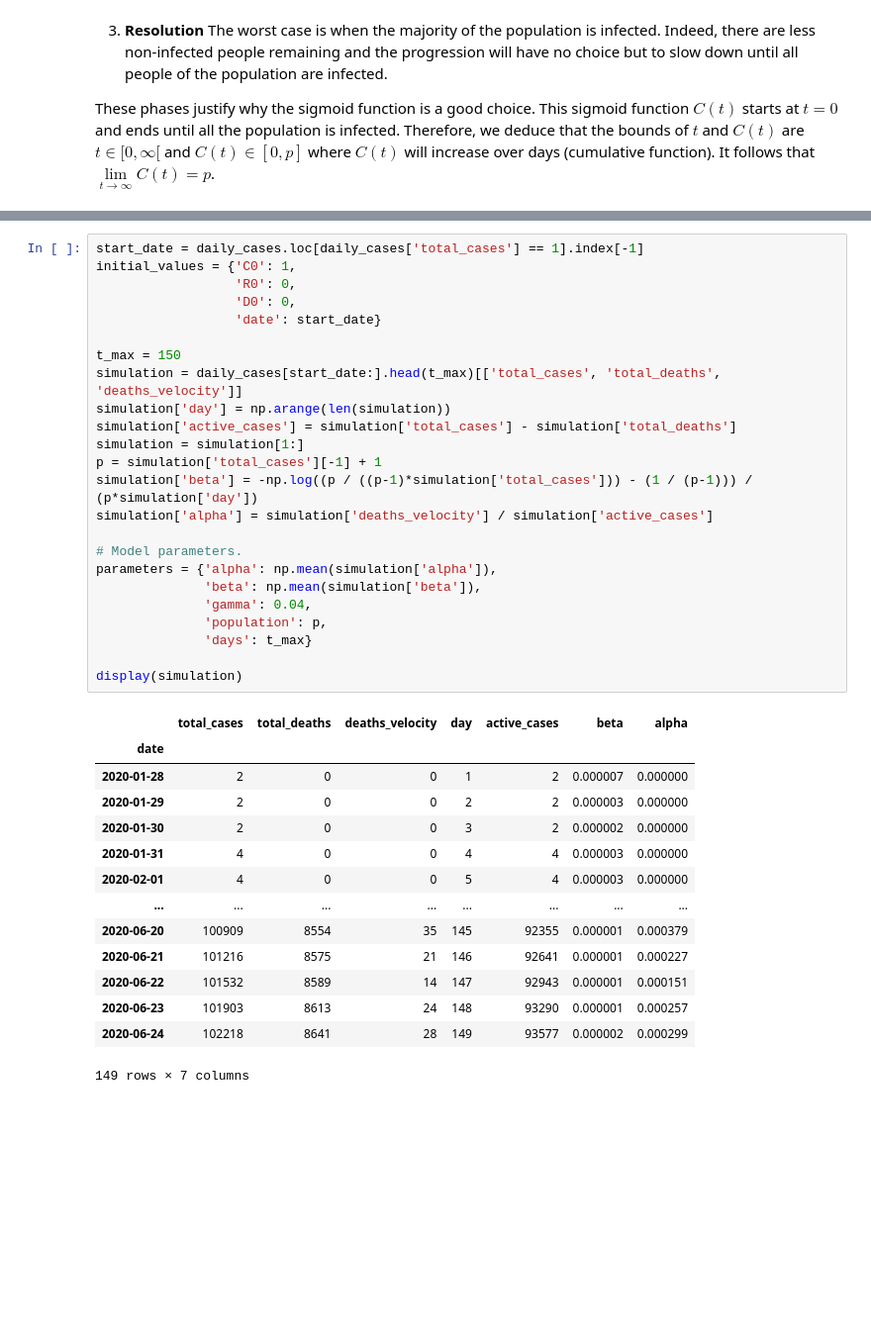
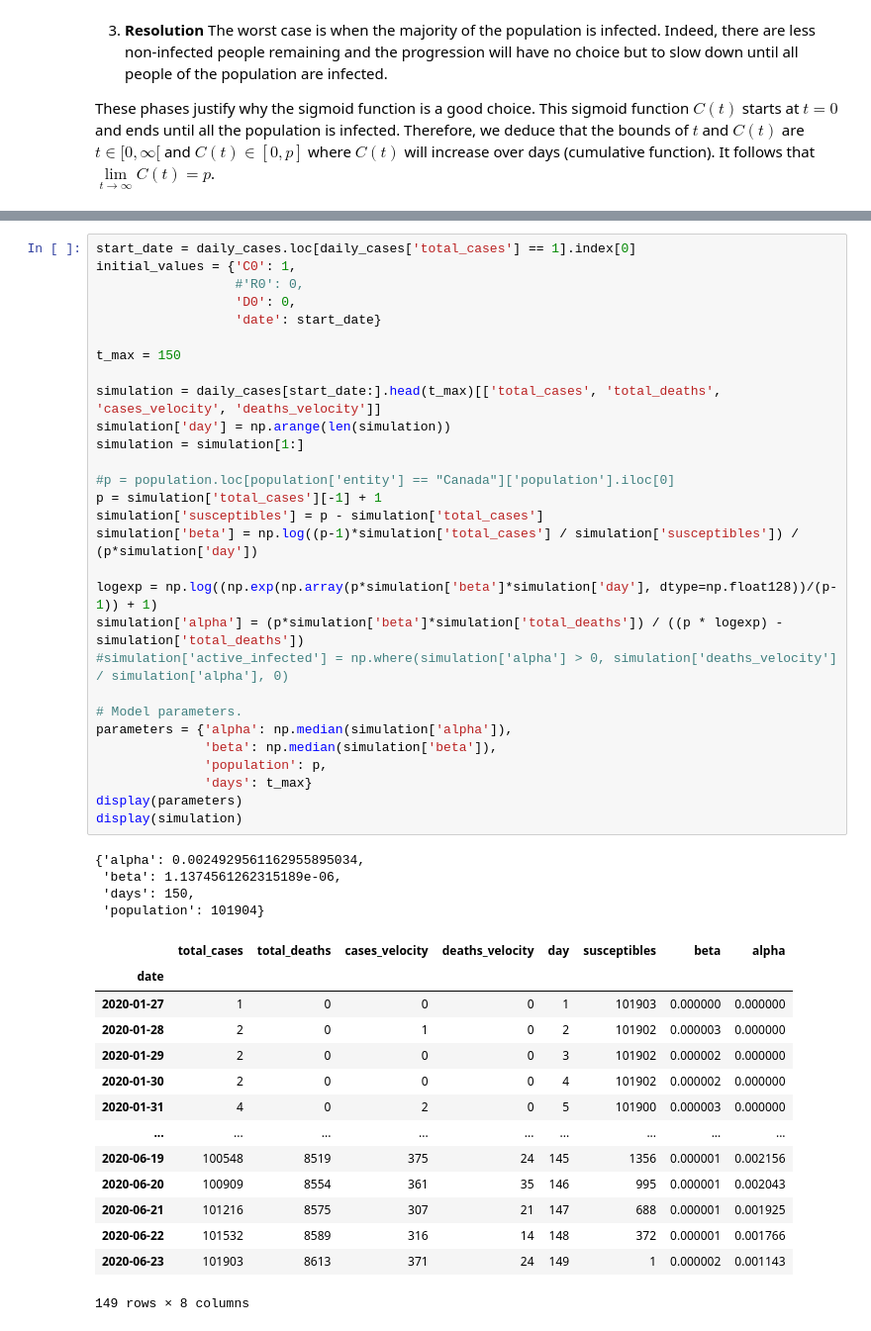
Before and after one commit to glapointe7/Covid19, a Jupyter notebook: Covid-19 Analysis.ipynb, the cells around one changed output, grey strips where cells are left out. Shown: that part at 99% size. Saved outputs shown, nothing was run; the diff lists cells and outputs as text; blank space fills up the shorter version.

```diff
--- a/Covid-19 Analysis.ipynb
+++ b/Covid-19 Analysis.ipynb
@@ -696,41 +772,50 @@ The average is taken the same way as $\beta(t)$.
 # %%
-start_date = daily_cases.loc[daily_cases['total_cases'] == 1].index[-1]
+start_date = daily_cases.loc[daily_cases['total_cases'] == 1].index[0]
 initial_values = {'C0': 1,
-                  'R0': 0,
+                  #'R0': 0,
                   'D0': 0,
                   'date': start_date}
 
 t_max = 150
-simulation = daily_cases[start_date:].head(t_max)[['total_cases', 'total_deaths', 'deaths_velocity']]
+
+simulation = daily_cases[start_date:].head(t_max)[['total_cases', 'total_deaths', 'cases_velocity', 'deaths_velocity']]
 simulation['day'] = np.arange(len(simulation))
-simulation['active_cases'] = simulation['total_cases'] - simulation['total_deaths']
 simulation = simulation[1:]
+
+#p = population.loc[population['entity'] == "Canada"]['population'].iloc[0]
 p = simulation['total_cases'][-1] + 1
-simulation['beta'] = -np.log((p / ((p-1)*simulation['total_cases'])) - (1 / (p-1))) / (p*simulation['day'])
-simulation['alpha'] = simulation['deaths_velocity'] / simulation['active_cases']
+simulation['susceptibles'] = p - simulation['total_cases']
+simulation['beta'] = np.log((p-1)*simulation['total_cases'] / simulation['susceptibles']) / (p*simulation['day'])
+
+logexp = np.log((np.exp(np.array(p*simulation['beta']*simulation['day'], dtype=np.float128))/(p-1)) + 1)
+simulation['alpha'] = (p*simulation['beta']*simulation['total_deaths']) / ((p * logexp) - simulation['total_deaths'])
+#simulation['active_infected'] = np.where(simulation['alpha'] > 0, simulation['deaths_velocity'] / simulation['alpha'], 0)
 
 # Model parameters.
-parameters = {'alpha': np.mean(simulation['alpha']),
-              'beta': np.mean(simulation['beta']),
-              'gamma': 0.04,
+parameters = {'alpha': np.median(simulation['alpha']),
+              'beta': np.median(simulation['beta']),
               'population': p,
               'days': t_max}
-
+display(parameters)
 display(simulation)
 # %% [output]
+{'alpha': 0.0024929561162955895034,
+ 'beta': 1.1374561262315189e-06,
+ 'days': 150,
+ 'population': 101904}
-|  | total_cases | total_deaths | deaths_velocity | day | active_cases | beta | alpha |
-| date |  |  |  |  |  |  |  |
-| 2020-01-28 | 2 | 0 | 0 | 1 | 2 | 0.000007 | 0.000000 |
-| 2020-01-29 | 2 | 0 | 0 | 2 | 2 | 0.000003 | 0.000000 |
-| 2020-01-30 | 2 | 0 | 0 | 3 | 2 | 0.000002 | 0.000000 |
-| 2020-01-31 | 4 | 0 | 0 | 4 | 4 | 0.000003 | 0.000000 |
-| 2020-02-01 | 4 | 0 | 0 | 5 | 4 | 0.000003 | 0.000000 |
-| ... | ... | ... | ... | ... | ... | ... | ... |
-| 2020-06-20 | 100909 | 8554 | 35 | 145 | 92355 | 0.000001 | 0.000379 |
-| 2020-06-21 | 101216 | 8575 | 21 | 146 | 92641 | 0.000001 | 0.000227 |
-| 2020-06-22 | 101532 | 8589 | 14 | 147 | 92943 | 0.000001 | 0.000151 |
-| 2020-06-23 | 101903 | 8613 | 24 | 148 | 93290 | 0.000001 | 0.000257 |
-| 2020-06-24 | 102218 | 8641 | 28 | 149 | 93577 | 0.000002 | 0.000299 |
+|  | total_cases | total_deaths | cases_velocity | deaths_velocity | day | susceptibles | beta | alpha |
+| date |  |  |  |  |  |  |  |  |
+| 2020-01-27 | 1 | 0 | 0 | 0 | 1 | 101903 | 0.000000 | 0.000000 |
+| 2020-01-28 | 2 | 0 | 1 | 0 | 2 | 101902 | 0.000003 | 0.000000 |
+| 2020-01-29 | 2 | 0 | 0 | 0 | 3 | 101902 | 0.000002 | 0.000000 |
+| 2020-01-30 | 2 | 0 | 0 | 0 | 4 | 101902 | 0.000002 | 0.000000 |
+| 2020-01-31 | 4 | 0 | 2 | 0 | 5 | 101900 | 0.000003 | 0.000000 |
+| ... | ... | ... | ... | ... | ... | ... | ... | ... |
+| 2020-06-19 | 100548 | 8519 | 375 | 24 | 145 | 1356 | 0.000001 | 0.002156 |
+| 2020-06-20 | 100909 | 8554 | 361 | 35 | 146 | 995 | 0.000001 | 0.002043 |
+| 2020-06-21 | 101216 | 8575 | 307 | 21 | 147 | 688 | 0.000001 | 0.001925 |
+| 2020-06-22 | 101532 | 8589 | 316 | 14 | 148 | 372 | 0.000001 | 0.001766 |
+| 2020-06-23 | 101903 | 8613 | 371 | 24 | 149 | 1 | 0.000002 | 0.001143 |
-149 rows × 7 columns
+149 rows × 8 columns
 # %%
 model = PropagationModel.createPropagationSimulation(initial_values, parameters)
```
Also changed, not shown: parts of 18 cells of this notebook, 1 other file.
